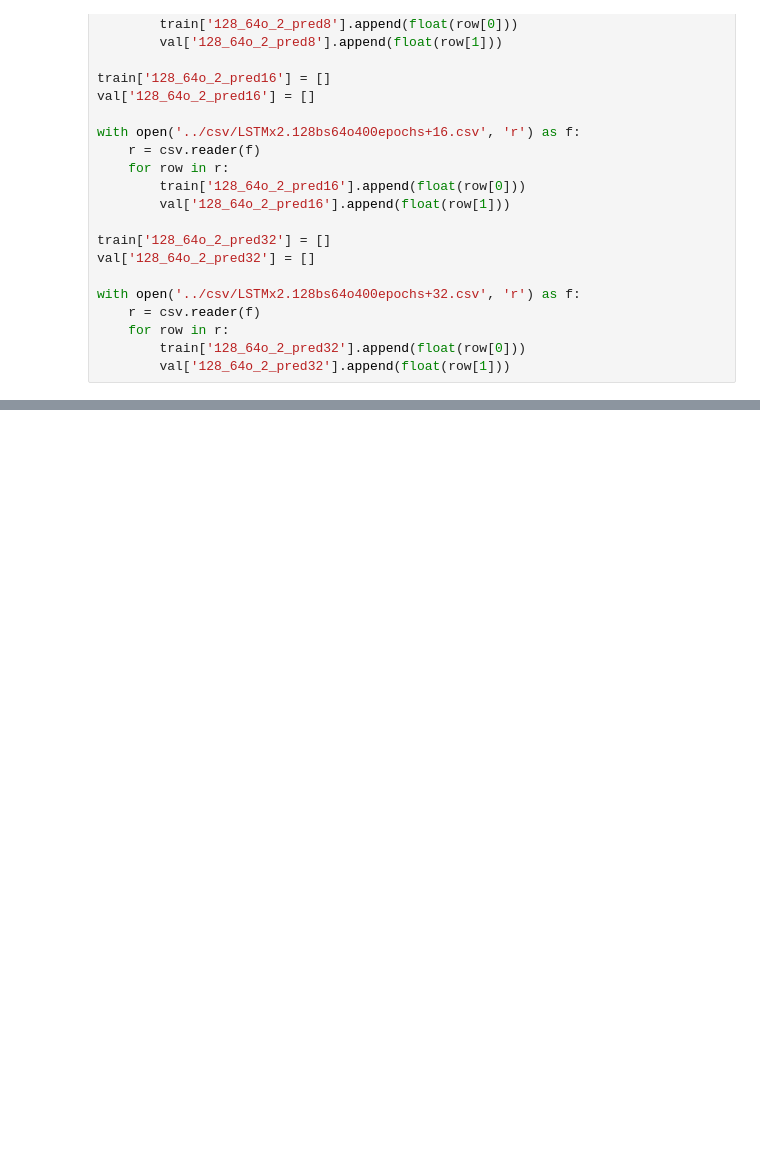
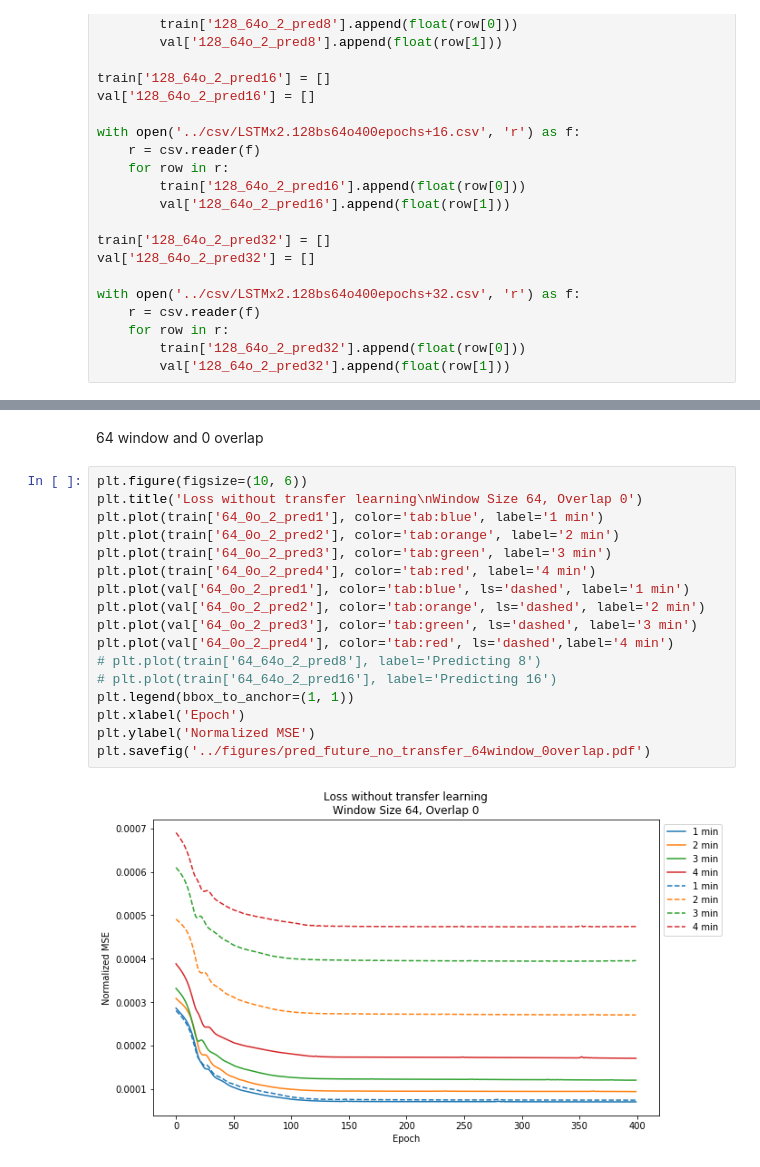
Before and after one commit to zdavidli/bloomberg-stock-prediction, a Jupyter notebook: plotting/loss.ipynb, the cells around one changed output, grey strips where cells are left out. Cells and saved outputs as stored; diff of their text form; blank space fills up the shorter version.

```diff
--- a/plotting/loss.ipynb
+++ b/plotting/loss.ipynb
@@ -210,0 +546,21 @@ with open('../csv/LSTMx2.128bs64o400epochs+32transfer.csv', 'r') as f:
+# %% [markdown]
+64 window and 0 overlap
+# %%
+plt.figure(figsize=(10, 6))
+plt.title('Loss without transfer learning\nWindow Size 64, Overlap 0')
+plt.plot(train['64_0o_2_pred1'], color='tab:blue', label='1 min')
+plt.plot(train['64_0o_2_pred2'], color='tab:orange', label='2 min')
+plt.plot(train['64_0o_2_pred3'], color='tab:green', label='3 min')
+plt.plot(train['64_0o_2_pred4'], color='tab:red', label='4 min')
+plt.plot(val['64_0o_2_pred1'], color='tab:blue', ls='dashed', label='1 min')
+plt.plot(val['64_0o_2_pred2'], color='tab:orange', ls='dashed', label='2 min')
+plt.plot(val['64_0o_2_pred3'], color='tab:green', ls='dashed', label='3 min')
+plt.plot(val['64_0o_2_pred4'], color='tab:red', ls='dashed',label='4 min')
+# plt.plot(train['64_64o_2_pred8'], label='Predicting 8')
+# plt.plot(train['64_64o_2_pred16'], label='Predicting 16')
+plt.legend(bbox_to_anchor=(1, 1))
+plt.xlabel('Epoch')
+plt.ylabel('Normalized MSE')
+plt.savefig('../figures/pred_future_no_transfer_64window_0overlap.pdf')
+# %% [output]
+[figure, added]
```
Also changed, not shown: parts of 21 cells of this notebook, 13 other files.
